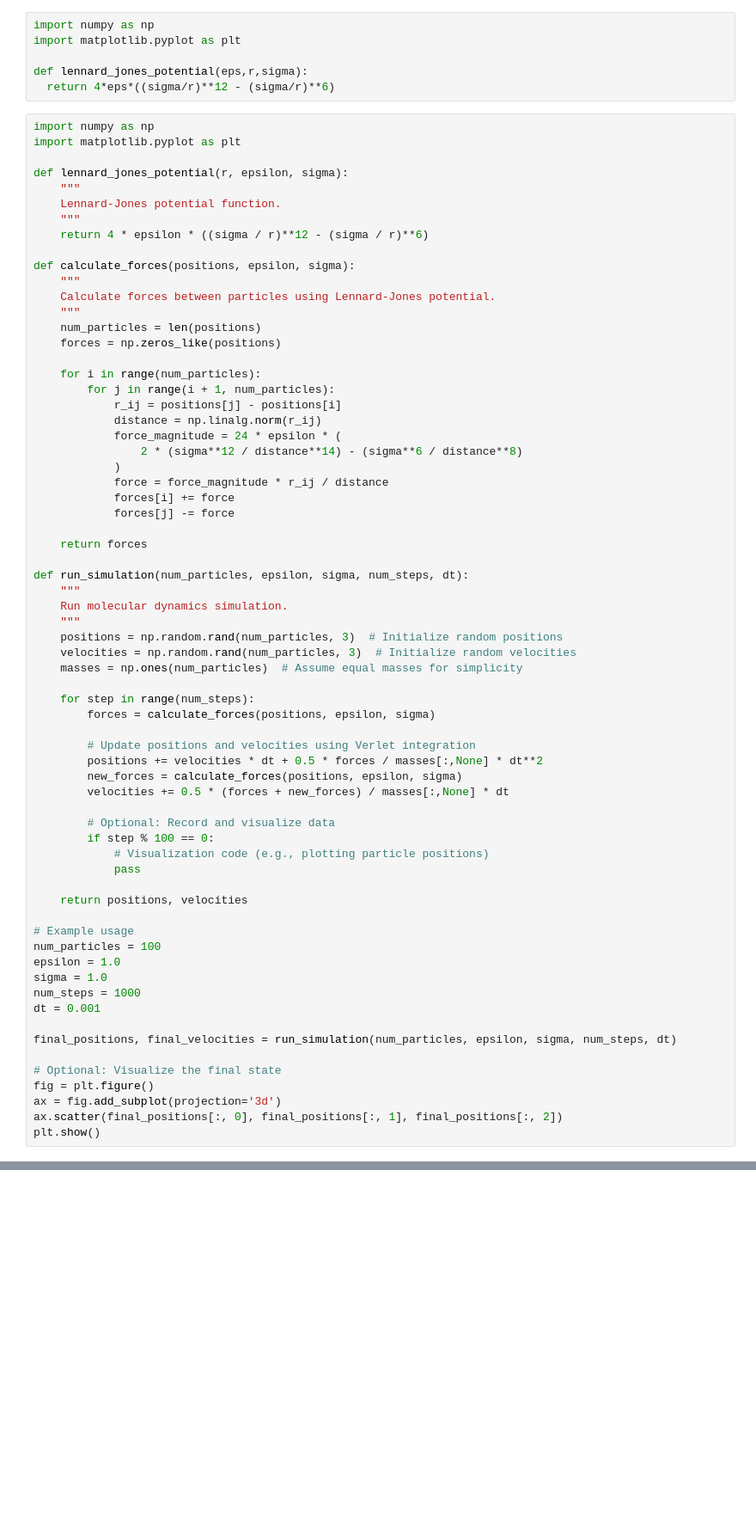
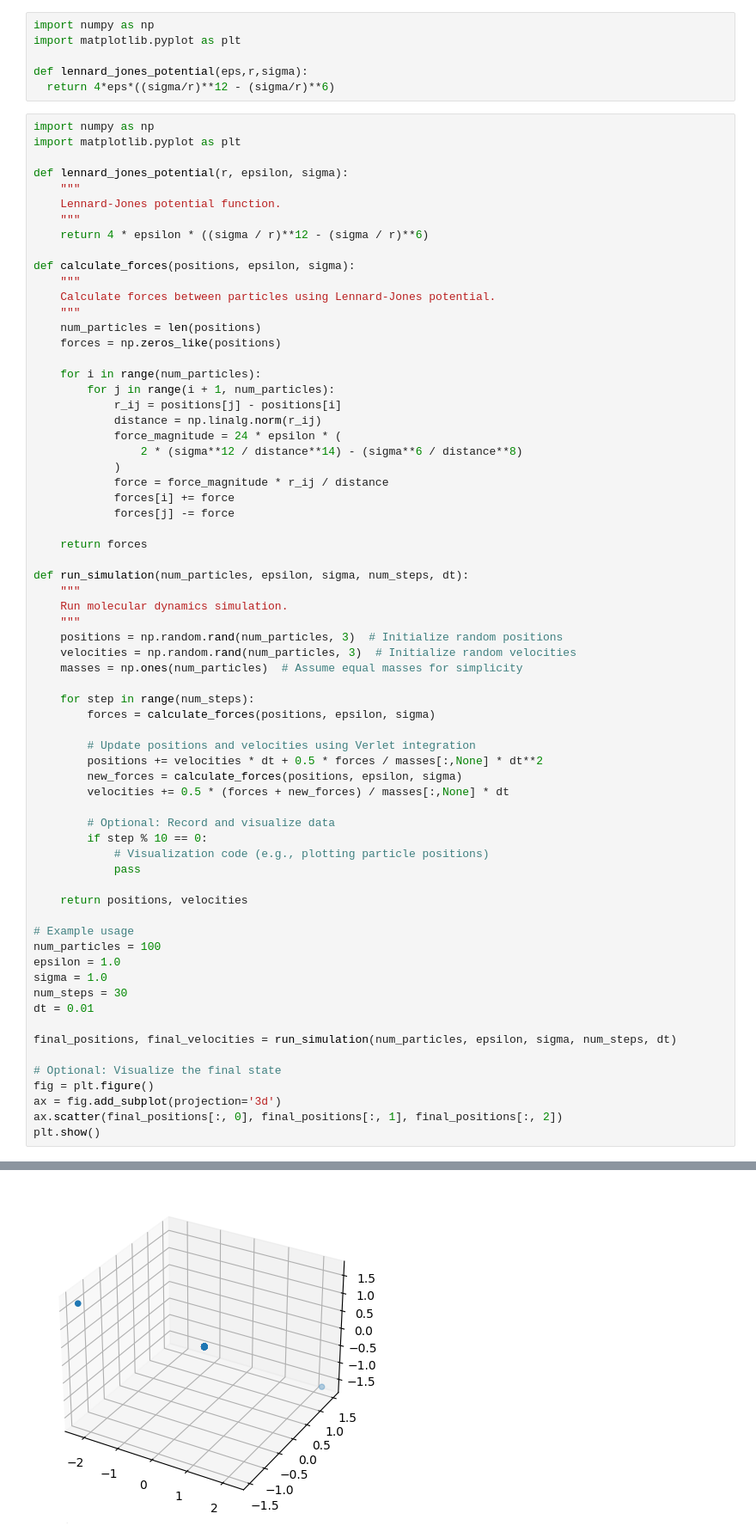
Before and after one commit to navgaur/Statistical-Mech-LOCF, a Jupyter notebook: Particles_1.ipynb, the cells around one changed output, grey strips where cells are left out. Shown at 86% size. Cells and saved outputs as stored; diff of their text form; blank space fills up the shorter version.

```diff
--- a/Particles_1.ipynb
+++ b/Particles_1.ipynb
@@ -63,7 +63,7 @@ def run_simulation(num_particles, epsilon, sigma, num_steps, dt):
         velocities += 0.5 * (forces + new_forces) / masses[:,None] * dt
 
         # Optional: Record and visualize data
-        if step % 100 == 0:
+        if step % 10 == 0:
             # Visualization code (e.g., plotting particle positions)
             pass
 
@@ -73,8 +73,8 @@ def run_simulation(num_particles, epsilon, sigma, num_steps, dt):
 num_particles = 100
 epsilon = 1.0
 sigma = 1.0
-num_steps = 1000
-dt = 0.001
+num_steps = 30
+dt = 0.01
 
 final_positions, final_velocities = run_simulation(num_particles, epsilon, sigma, num_steps, dt)
 
@@ -87,0 +87 @@ KeyboardInterrupt:
+[figure, added]
```
Also changed, not shown: parts of 1 cell of this notebook.
